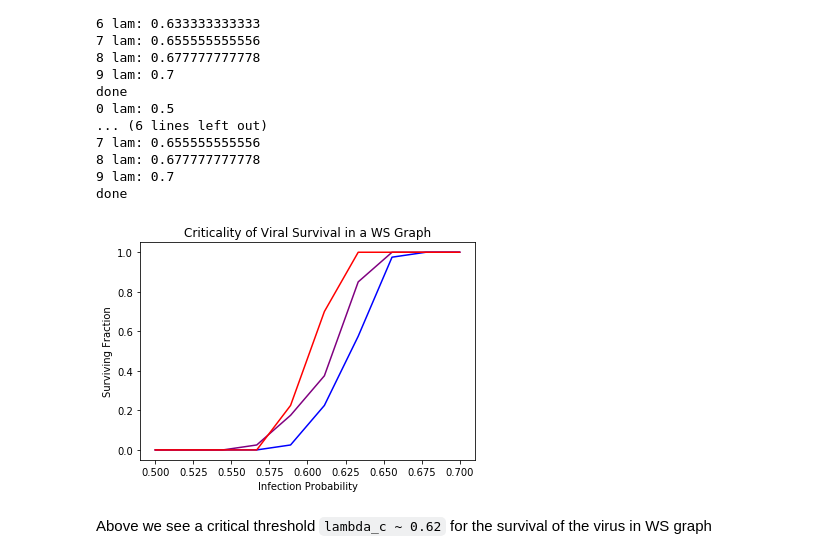
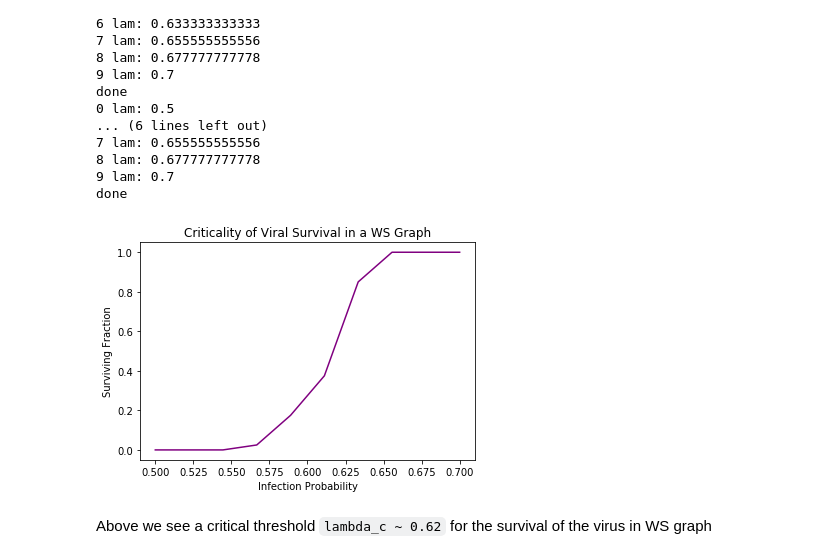
Before and after one commit to DuncanDHall/EpidemicSpreading, a Jupyter notebook: code/play.ipynb, the cells around one changed output. Cells and saved outputs as stored; diff of their text form; code cells hidden in the pictures.

```diff
--- a/code/play.ipynb
+++ b/code/play.ipynb
@@ -94,2 +94,0 @@ plt.savefig('../resources/er_survival.png')
-# %%
-network_size = 5000
@@ -125,0 +100,3 @@ done
+# %%
+network_sizes = np.array(np.logspace(1.5, 5, 8), dtype=np.int32)
+trialss = [40, 40, 40, 30, 20, 10, 5, 3]
@@ -130,32 +143,0 @@ pickle.dump(er_criticality_data2, open('er_criticality_data2.pickle', 'wb'))
-# %%
-data0 = pickle.load(open('er_criticality_data0.pickle', 'rb'))
-data = pickle.load(open('er_criticality_data.pickle', 'rb'))
-data2 = pickle.load(open('er_criticality_data2.pickle', 'rb'))
-
-
-for data, color in zip(
-    [
-        er_criticality_data00000000,
-        er_criticality_data0000000,
-        er_criticality_data000000,
-        er_criticality_data00000,
-        er_criticality_data0000,
-        er_criticality_data000,
-        er_criticality_data00,
-        er_criticality_data0,
-        er_criticality_data
-    ],
-    ['blue', 'purple', 'red', 'orange', 'green', 'blue', 'purple', 'red', 'orange']
-):
-    survival_data = []
-    lams = []
-    for lam, rhoss, cum_rhos in data:
-        surviving = rhoss[:,-1] > 0
-        survival_data.append(sum(surviving) / len(surviving))
-        lams.append(lam)
-    plt.plot(lams, survival_data, color)
-
-plt.ylabel('Surviving Fraction')
-plt.xlabel('λ')
-plt.title('Criticality of Viral Survival in an ER Graph')
-plt.savefig('../resources/er_survival.png')
@@ -164,4 +143,0 @@ plt.savefig('../resources/er_survival.png')
-# %%
-network_size = 100000
-g = gen_ER_graph(network_size, 6/(network_size-1), alt=True)
-rhos, cum_rho = run_SIS_simulation(g, 0.08, rho_0=0.01, time_steps=100)
@@ -250,25 +272,26 @@ pickle.dump(ws_criticality_data2, open('ws_criticality_data2.pickle', 'wb'))
 # %%
 data0 = pickle.load(open('ws_criticality_data0.pickle', 'rb'))
 data = pickle.load(open('ws_criticality_data.pickle', 'rb'))
 data2 = pickle.load(open('ws_criticality_data2.pickle', 'rb'))
 
 
-for data, color in zip([data0, data, data2], ['blue', 'purple', 'red']):
+# for data, color in zip([data0, data, data2], ['blue', 'purple', 'red']):
+for data, color in zip([data], ['purple']):
     survival_data = []
     lams1 = []
     for lam, rhoss, cum_rhos in data:
         surviving = rhoss[:,-1] > 0
         survival_data.append(sum(surviving) / len(surviving))
         lams1.append(lam)
 
     plt.plot(lams1, survival_data, color)
 
 plt.ylabel('Surviving Fraction')
 plt.xlabel('Infection Probability')
 plt.title('Criticality of Viral Survival in a WS Graph')
 plt.savefig('../resources/ws_survival.png')
 # %% [output]
-[figure, old version]
+[figure, new version]
 # %% [markdown]
 Above we see a critical threshold `lambda_c ~ 0.62` for the survival of the virus in WS graph
 # %% [markdown]
```
Also changed, not shown: parts of 16 cells of this notebook, 19 other files.
